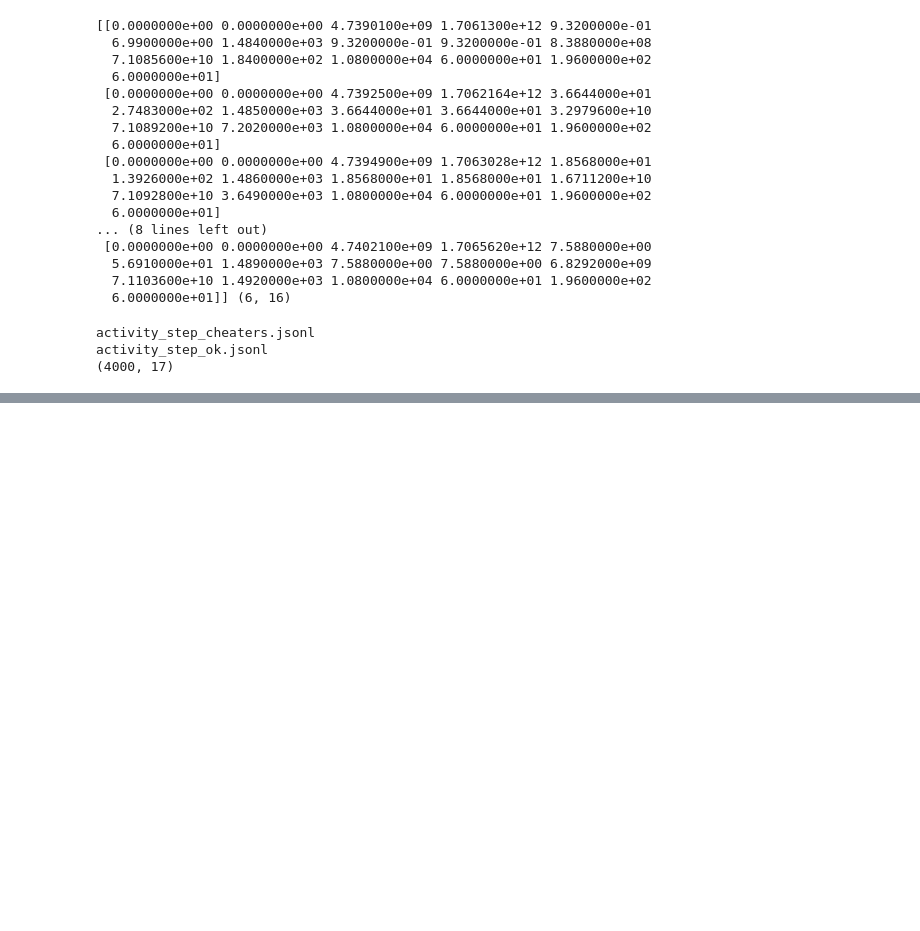
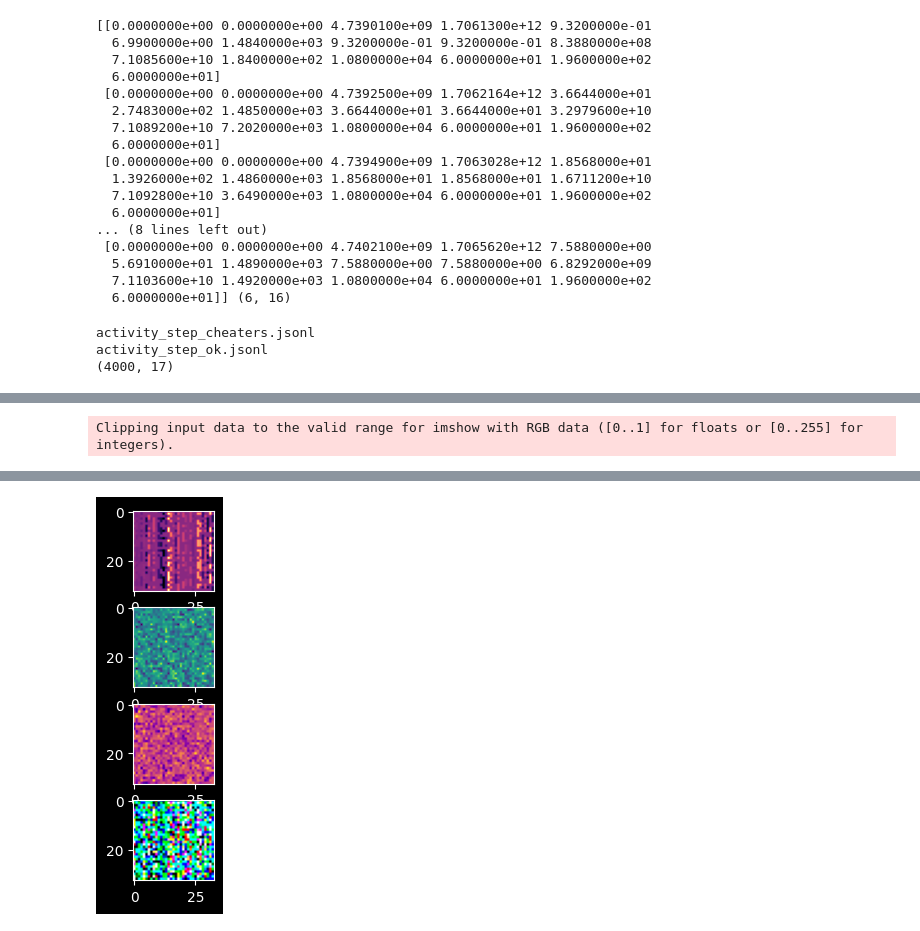
Before and after one commit to Asdergh/ItPlanetProject, a Jupyter notebook: Model/test.ipynb, the cells around one changed output, grey strips where cells are left out. Drawn from its saved outputs; the diff is of its cells as text; code cells hidden in the pictures; blank space fills up the shorter version.

```diff
--- a/Model/test.ipynb
+++ b/Model/test.ipynb
@@ -261,3 +257,80 @@ print(data_tensor.shape)
 activity_step_cheaters.jsonl
 activity_step_ok.jsonl
 (4000, 17)
+# %%
+def _generate_time_realeted_data(data_buffer, expand_shape=33):
+
+
+    chiters_data_tensor_mean_len = (sum([len(data_buffer["activity_step_cheaters.jsonl"][subject]["steps"]["samples"])
+                                        for subject in data_buffer["activity_step_cheaters.jsonl"].keys()
+                                        if "samples" in data_buffer["activity_step_cheaters.jsonl"][subject]["steps"].keys()])
+                                        // len(data_buffer["activity_step_cheaters.jsonl"]))
+
+    none_chiters_data_tensor_mean_len = (sum([len(data_buffer["activity_step_ok.jsonl"][subject]["steps"]["samples"])
+                                        for subject in data_buffer["activity_step_ok.jsonl"].keys()
+                                        if "samples" in data_buffer["activity_step_ok.jsonl"][subject]["steps"].keys()])
+                                        // len(data_buffer["activity_step_ok.jsonl"]))
+    mean_len_value = (chiters_data_tensor_mean_len + none_chiters_data_tensor_mean_len) // 2
+
+    data_tensor = np.zeros(shape=(
+        len(data_buffer["activity_step_cheaters.jsonl"]) + len(data_buffer["activity_step_ok.jsonl"]),
+        mean_len_value,
+        3
+    ))
+    labels_tensor = np.zeros(len(data_buffer["activity_step_cheaters.jsonl"]) + len(data_buffer["activity_step_ok.jsonl"]))
+
+    subject_number = 0
+    for (batch_number, data_batch) in enumerate(data_buffer):
+
+        for subject in data_buffer[data_batch].keys():
+
+            if "samples" in data_buffer[data_batch][subject]["steps"].keys():
+
+                subject_data_tensor = np.asarray([[float(feature) for feature in samples.values()] for samples in data_buffer[data_batch][subject]["steps"]["samples"]])
+
+                if subject_data_tensor.shape[0] < mean_len_value:
+
+                    sub_tensor = [[0.0, 0.0, 0.0] for _ in range(mean_len_value - subject_data_tensor.shape[0])]
+                    subject_data_tensor = np.asarray(list(subject_data_tensor) + sub_tensor)
+
+                elif subject_data_tensor.shape[0] > mean_len_value:
+
+                    subject_data_tensor = subject_data_tensor[:mean_len_value, :]
+
+            data_tensor[subject_number] = subject_data_tensor
+            labels_tensor[subject_number] = batch_number
+
+            subject_number += 1
+
+
+    result_data_tensor = np.zeros(shape=(data_tensor.shape[0],
+                                         data_tensor.shape[1],
+                                         expand_shape,
+                                         3))
+    print(result_data_tensor.shape)
+    mask_vector = np.asarray([[0.0 if np.random.random() > 0.5 else 1.0 for _ in range(expand_shape)] for _ in range(data_tensor.shape[1])])
+
+    for (subject_number, subject_image) in enumerate(data_tensor):
+
+        expand_normal_image = np.random.normal(0.19, 1.961, (subject_image.shape[1], expand_shape))
+
+        expanded_subject_image = np.dot(subject_image, expand_normal_image)
+        print(mask_vector.shape, expanded_subject_image.shape)
+        expanded_subject_image *= mask_vector
+
+        result_data_tensor[subject_number, :, :, 0] = expanded_subject_image
+        result_data_tensor[subject_number, :, :, 1] = np.random.normal(0.91, 1.96, (33, 33))
+        result_data_tensor[subject_number, :, :, 2] = np.random.normal(0.91, 1.96, (33, 33))
+
+    return (result_data_tensor, labels_tensor)
+
+
+new_data_tensor, new_labels_tensor = _generate_time_realeted_data(data_buffer=data_buffer)
+fig, axis = plt.subplots(nrows=4)
+
+axis[0].imshow(new_data_tensor[0, :, :, 0], cmap="magma")
+axis[1].imshow(new_data_tensor[0, :, :, 1], cmap="viridis")
+axis[2].imshow(new_data_tensor[0, :, :, 2], cmap="plasma")
+axis[3].imshow(new_data_tensor[0])
+plt.show()
+# %% [output]
@@ -263,0 +354 @@ activity_step_ok.jsonl
+Clipping input data to the valid range for imshow with RGB data ([0..1] for floats or [0..255] for integers).
@@ -263,0 +372 @@ activity_step_ok.jsonl
+[figure, added]
```
Also changed, not shown: parts of 13 cells of this notebook.
